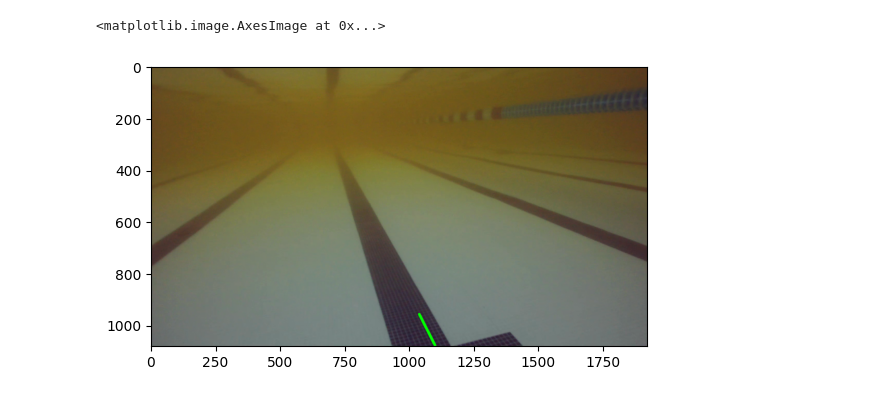
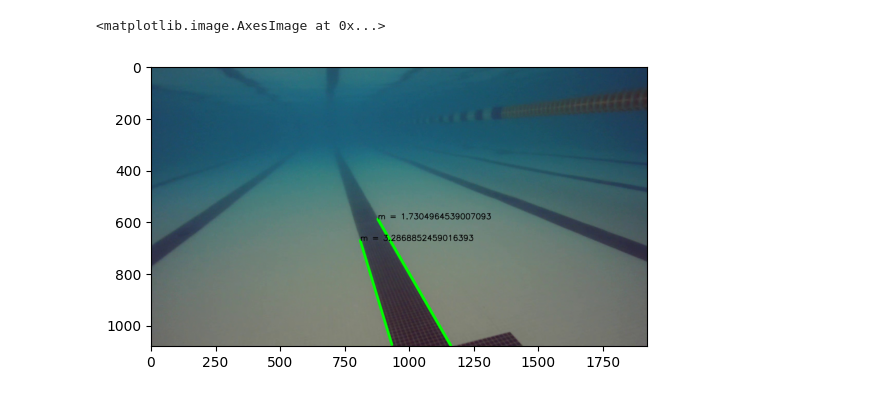
Before and after one commit to TonehavenE/cv-intro, a Jupyter notebook: test.ipynb, the cells around one changed output. Cells and saved outputs as stored; diff of their text form; code cells hidden in the pictures.

```diff
--- a/test.ipynb
+++ b/test.ipynb
@@ -158,22 +173,53 @@ error: OpenCV(4.8.0) /io/opencv/modules/imgproc/src/color.cpp:182: error: (-215:
+# %%
+# plt.imshow(edges)
+lines = cv2.HoughLinesP(
+                edges,
+                1,
+                np.pi/180,
+                100,
+                minLineLength=100,
+                maxLineGap=30,
+        ) # detect lines
+
+num_iterations = 10
+for i in range(num_iterations):
+    lines = filter_lines(lines)
+# lines = clean_lines(lines)
+
+for line in lines:
+    # (x1, y1, x2, y2) = (line[2], line[3], line[4], line[5])
+    x1, y1, x2, y2 = line[0]
+    cv2.line(img, (x1, y1), (x2, y2), (0, 255, 0), 10)
+    # line_slope = line[0]
+    line_slope = get_slope(line)
+    cv2.putText(img, f"m = {line_slope}", (x1, y1), cv2.FONT_HERSHEY_SIMPLEX, 1, (0,0,0), 2)
+
+plt.imshow(cv2.cvtColor(img, cv2.COLOR_BGR2RGB))
+# %% [output]
+<matplotlib.image.AxesImage at 0x...>
+[figure, added]
 # %%
-img = cv2.imread("rov_pool.jpg")
-gray = cv2.cvtColor(img, cv2.COLOR_BGR2GRAY) # convert to grayscale
-edges = cv2.Canny(gray, 50, 150, apertureSize=7) # detect edges
-# plt.imshow(edges)
-lines = cv2.HoughLinesP(
-                edges,
-                1,
-                np.pi/180,
-                100,
-                minLineLength=100,
-                maxLineGap=3,
-        ) # detect lines
+def detect_lanes(img):
+    gray = cv2.cvtColor(img, cv2.COLOR_BGR2GRAY) # convert to grayscale
+    edges = cv2.Canny(gray, 100, 60, apertureSize=3) # detect edges
+    lines = cv2.HoughLinesP(
+                    edges,
+                    1,
+                    np.pi/180,
+                    100,
+                    minLineLength=100,
+                    maxLineGap=30,
+            ) # detect lines
 
-for line in lines:
-    x1, y1, x2, y2 = line[0]
-    cv2.line(img, (x1, y1), (x2, y2), (0, 255, 0), 10)
+    while len(lines) > 6:
+        lines = filter_lines(lines)
 
-plt.imshow(img)
+    for line in lines:
+        # (x1, y1, x2, y2) = (line[2], line[3], line[4], line[5])
+        x1, y1, x2, y2 = line[0]
+        cv2.line(img, (x1, y1), (x2, y2), (0, 255, 0), 10)
+        # line_slope = line[0]
+        line_slope = get_slope(line)
+        cv2.putText(img, f"m = {line_slope}", (x1, y1), cv2.FONT_HERSHEY_SIMPLEX, 1, (0,0,0), 2)
+
+    return cv2.cvtColor(img, cv2.COLOR_BGR2RGB)
-# %% [output]
-<matplotlib.image.AxesImage at 0x...>
-[figure, removed]
```
Also changed, not shown: parts of 14 cells of this notebook, 2 other files.
